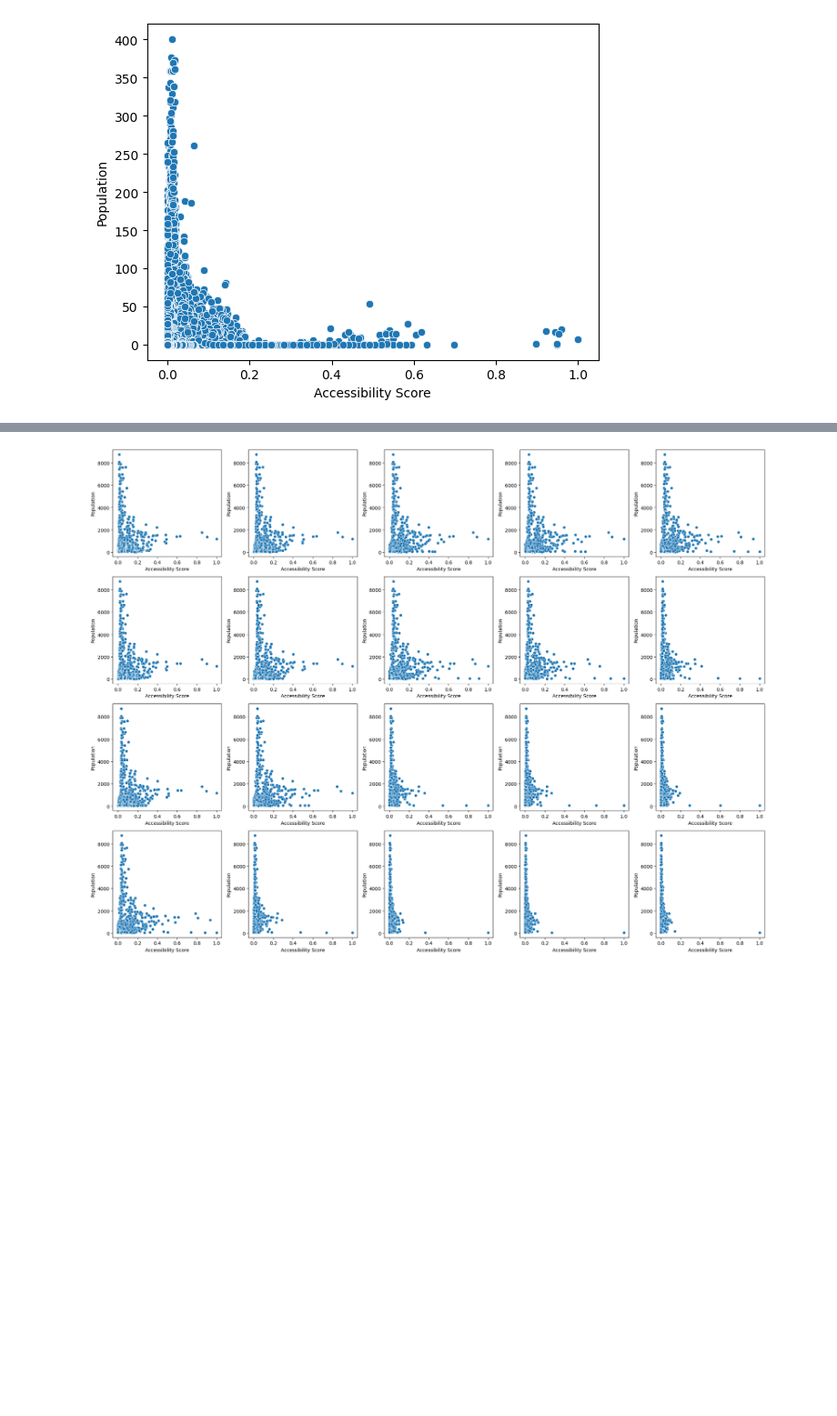
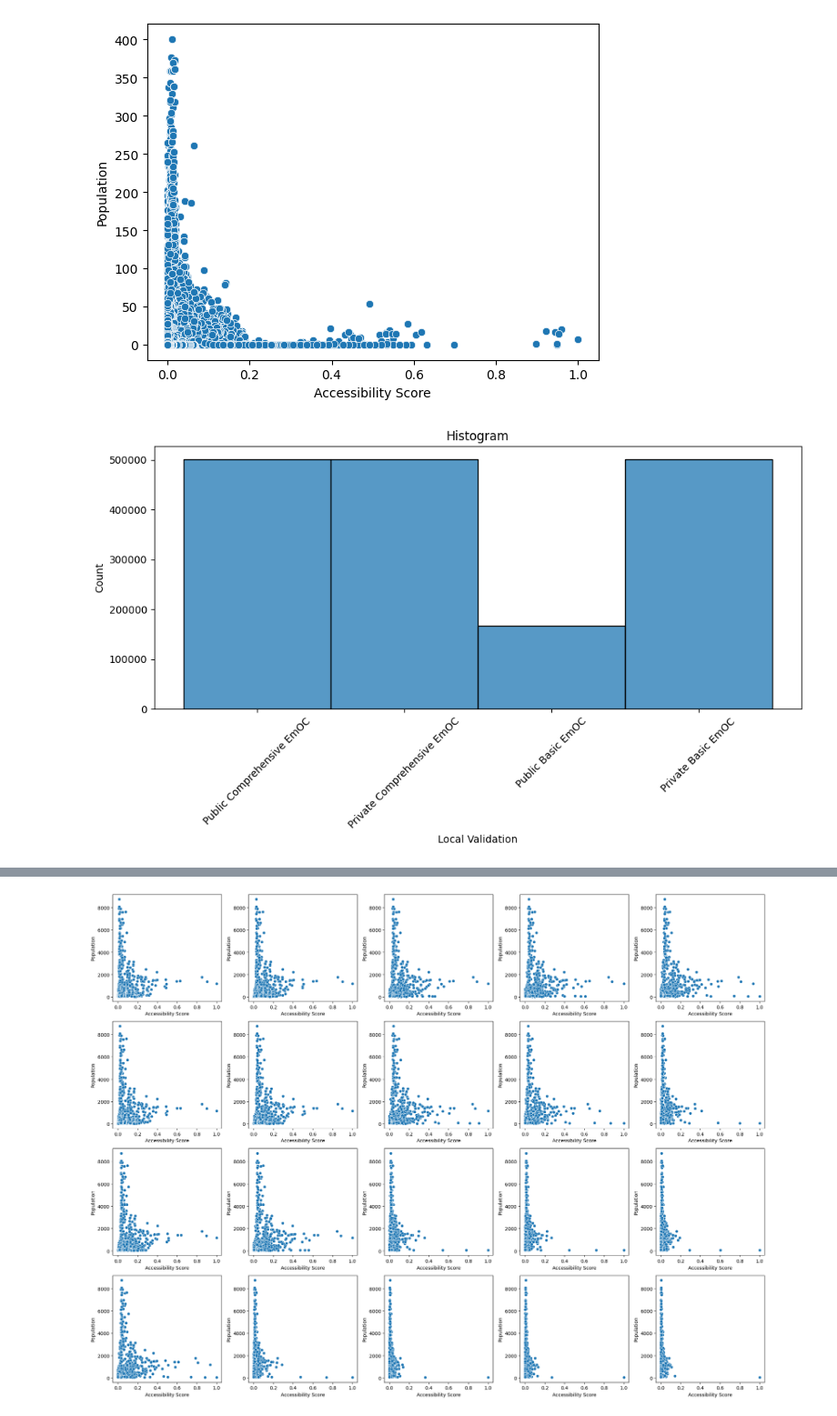
Before and after one commit to urbanbigdatacentre/ideamaps-models, a Jupyter notebook: models/emergency-maternal-care/scripts/Health_Care_Access_Kano_3_closet_EmOC.ipynb, the cells around one changed output, grey strips where cells are left out. Shown at 91% size. Saved outputs shown, nothing was run; the diff lists cells and outputs as text; code cells hidden in the pictures; blank space fills up the shorter version.

```diff
--- a/models/emergency-maternal-care/scripts/Health_Care_Access_Kano_3_closet_EmOC.ipynb
+++ b/models/emergency-maternal-care/scripts/Health_Care_Access_Kano_3_closet_EmOC.ipynb
@@ -641,5 +641,7 @@ gdf.to_file(gpkg_path, layer="acc_score_3_closet_Emoc_d10_w0.01_supply_weighted"
 # %% [markdown]
 ### Distribution Diagram
+# %%
+origin_dest_acc = gpd.read_file(data_outputs + 'acc_score_3_closet_Emoc_d10_w0.01_supply_weighted.gpkg')
 # %%
 # 1. distribution plot of duration
 import seaborn as sns
@@ -671,3 +665,15 @@ plt.ylabel('Population')
 plt.show()
 # %% [output]
 [figure]
+# %%
+plt.figure(figsize=(10, 6))
+sns.histplot(data=origin_dest_acc, x='Local_Validation')
+
+plt.title('Histogram')
+plt.xlabel('Local Validation')
+plt.ylabel('Count')
+plt.xticks(rotation=45)
+plt.tight_layout()
+plt.show()
+# %% [output]
+[figure, added]
```
Also changed, not shown: parts of 6 cells of this notebook, 1 other file.
